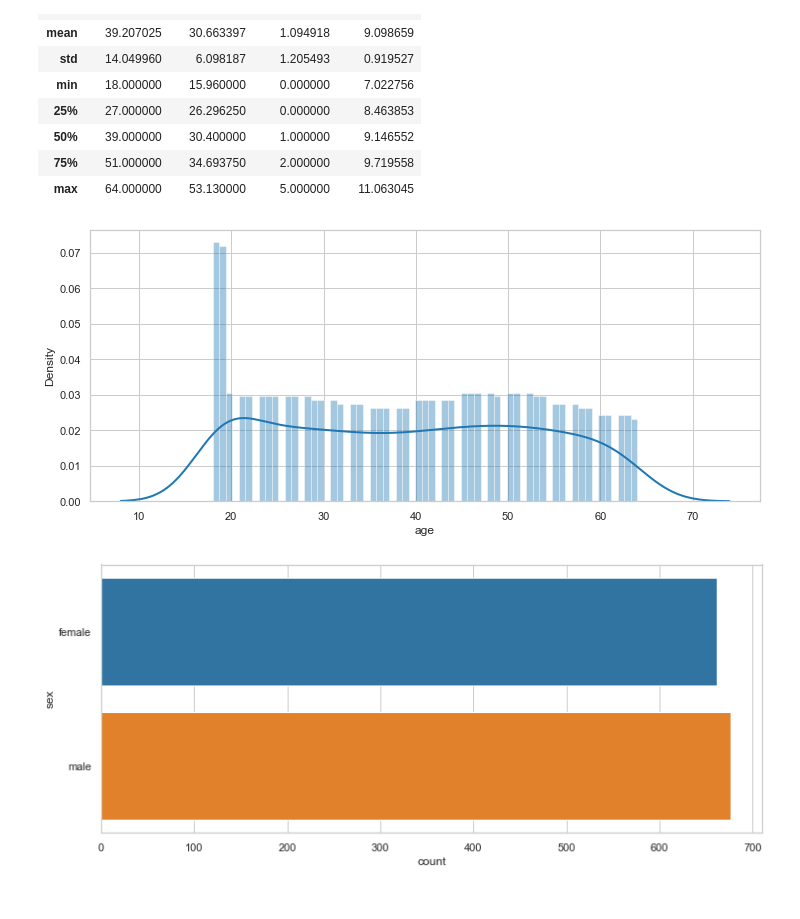
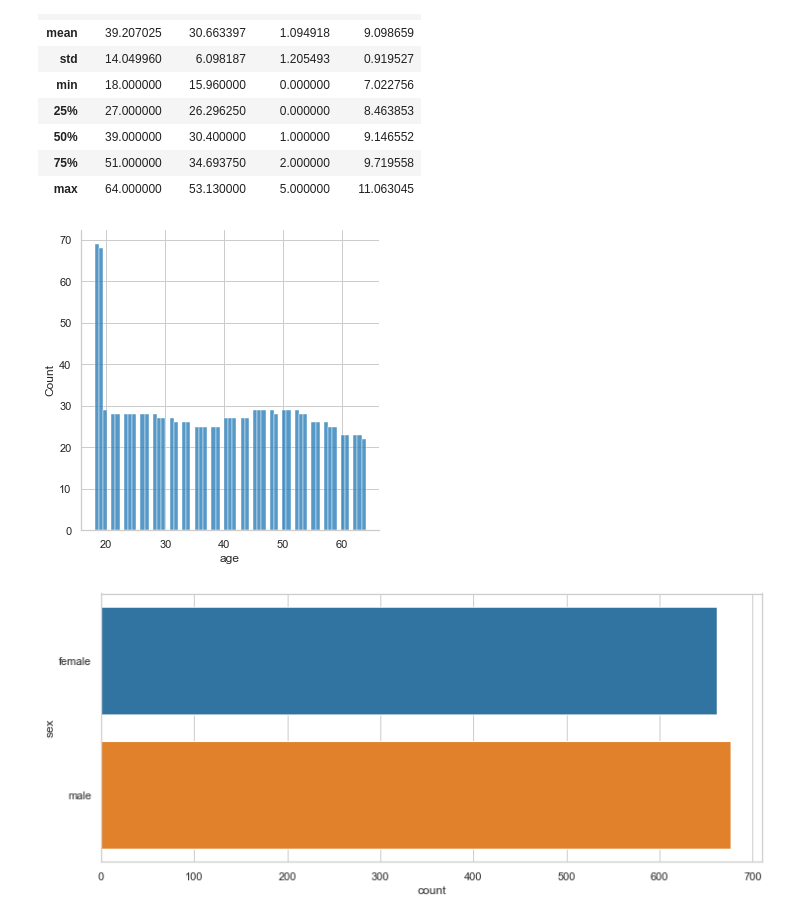
Before and after one commit to ssegui/ml_ub, a Jupyter notebook: notebooks/Session3.ipynb, the cells around one changed output. Saved outputs shown, nothing was run; the diff lists cells and outputs as text; code cells hidden in the pictures.

```diff
--- a/notebooks/Session3.ipynb
+++ b/notebooks/Session3.ipynb
@@ -625,12 +625,12 @@ df.describe()
 # %%
 # AGE: Insurance contractor age, year.
 #       min age : 18
 #       max age : 64
 
-sns.distplot(df.age,bins=65)
+sns.displot(df.age,bins=65)
 plt.show()
 # %% [output]
-[figure, old version]
+[figure, new version]
 # %%
 # SEX: Insurance contractor gender, [female, male ]
 sns.countplot(data=df, y = 'sex')
```
Also changed, not shown: parts of 16 cells of this notebook.
